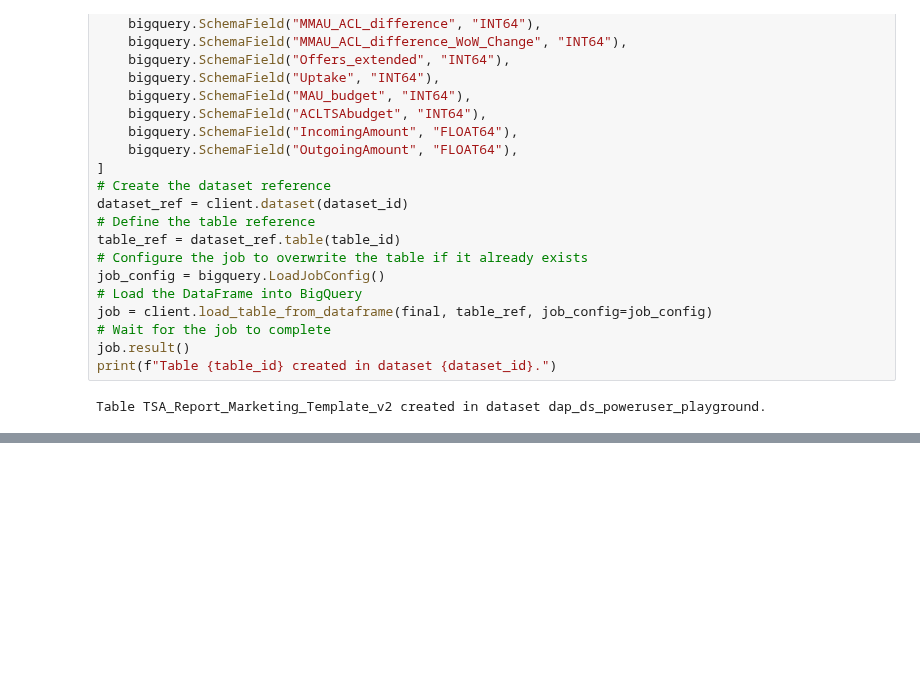
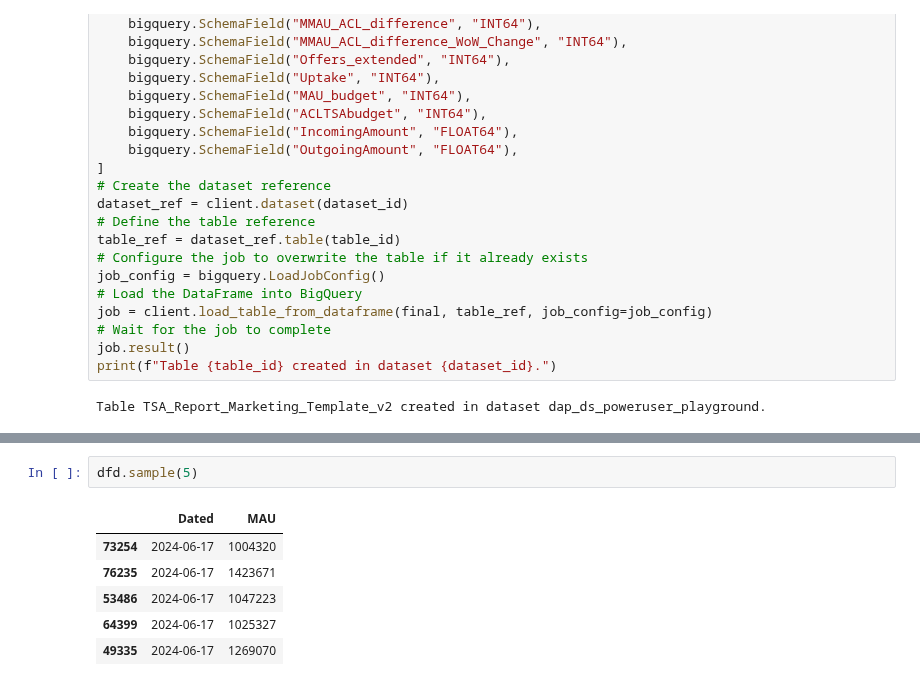
Before and after one commit to dchakroborti-tonik/MAU_MMAU_REPORT, a Jupyter notebook: TSA_REPORT_TEMPLATE_v2.ipynb, the cells around one changed output, grey strips where cells are left out. Saved outputs shown, nothing was run; the diff lists cells and outputs as text; blank space fills up the shorter version.

```diff
--- a/TSA_REPORT_TEMPLATE_v2.ipynb
+++ b/TSA_REPORT_TEMPLATE_v2.ipynb
@@ -568,0 +678,9 @@ Table TSA_Report_Marketing_Template_v2 created in dataset dap_ds_poweruser_playg
+# %%
+dfd.sample(5)
+# %% [output]
+|  | Dated | MAU |
+| 73254 | 2024-06-17 | 1004320 |
+| 76235 | 2024-06-17 | 1423671 |
+| 53486 | 2024-06-17 | 1047223 |
+| 64399 | 2024-06-17 | 1025327 |
+| 49335 | 2024-06-17 | 1269070 |
```
Also changed, not shown: parts of 30 cells of this notebook.
